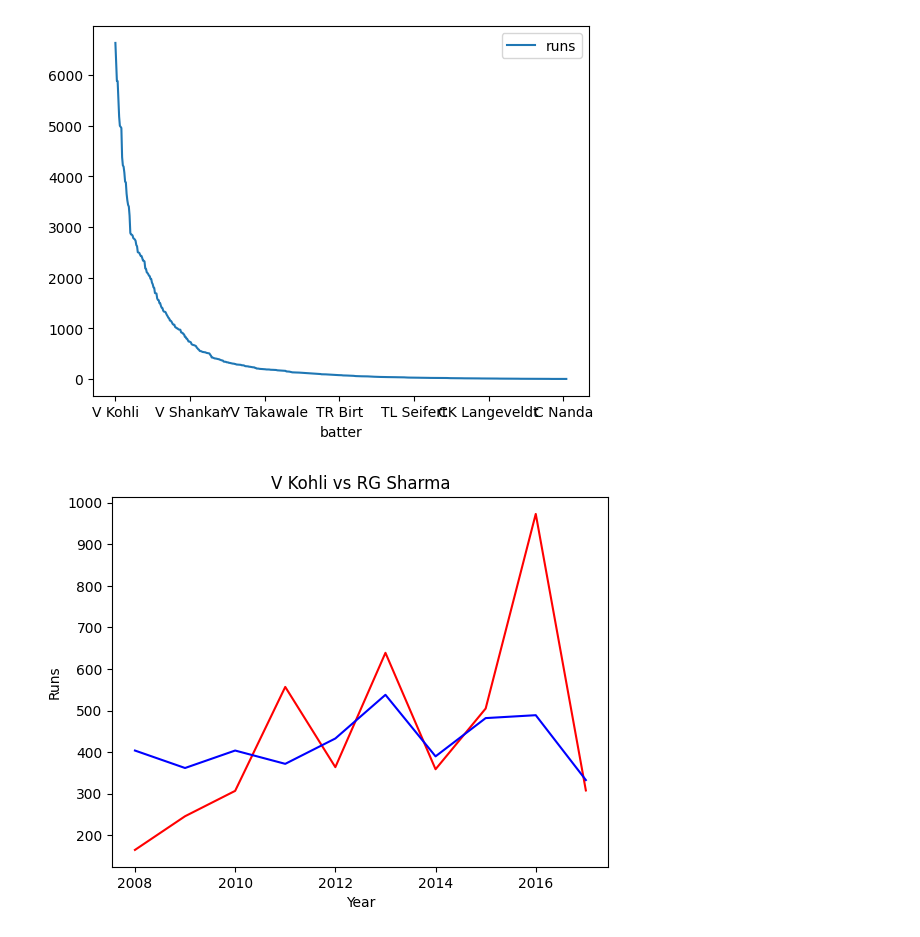
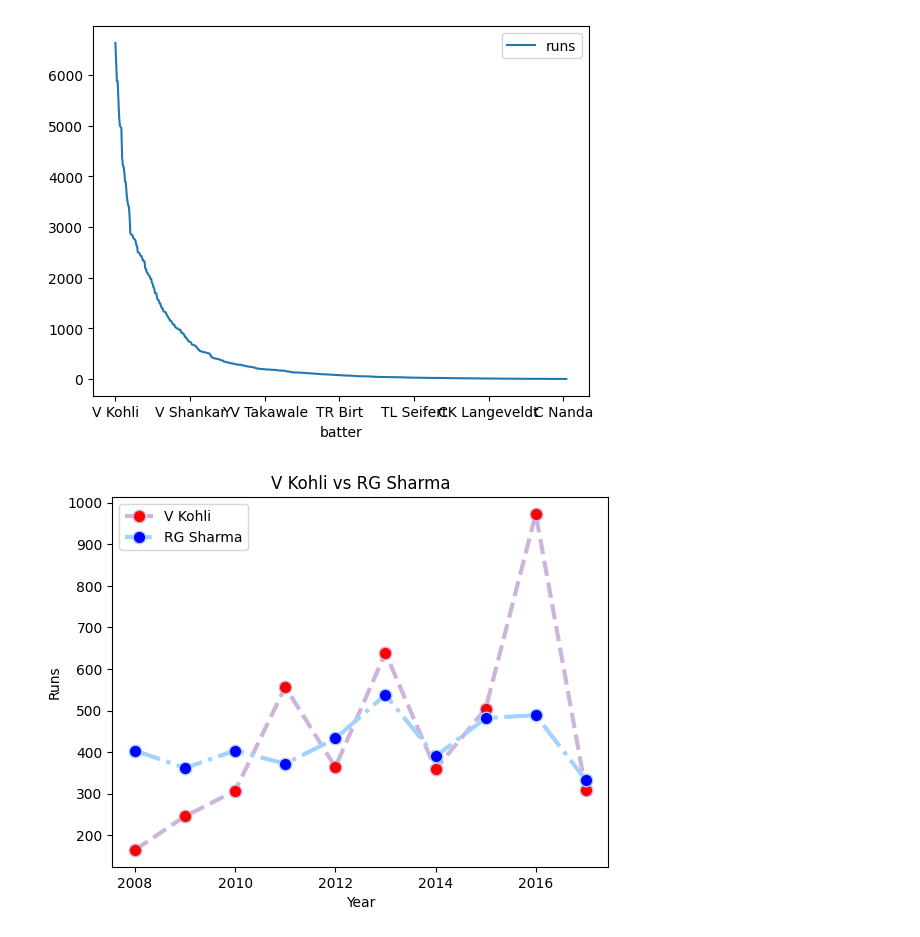
Before and after one commit to mohd-ajlal/PYTHON-For-Data_Analysis, a Jupyter notebook: class7.ipynb, the cells around one changed output. Drawn from its saved outputs; the diff is of its cells as text; code cells hidden in the pictures.

```diff
--- a/class7.ipynb
+++ b/class7.ipynb
@@ -104,11 +104,12 @@ batter_csv.plot('batter', 'runs')
 [figure]
 # %%
 data = pd.read_csv('./sharma-kohli.csv')
-pl.plot(data['index'], data['V Kohli'], label='V Kohli', color='red')
-pl.plot(data['index'], data['RG Sharma'], label='RG Sharma', color='blue')
+pl.plot(data['index'], data['V Kohli'], label='V Kohli', color='#cdb4db', linestyle='dashed', linewidth=3, marker='o', markerfacecolor='red', markersize=9)
+pl.plot(data['index'], data['RG Sharma'], label='RG Sharma', color='#A2D2FF', linestyle='dashdot', linewidth=3, marker='o', markerfacecolor='blue', markersize=9)
+pl.legend()
 pl.xlabel('Year')
 pl.ylabel('Runs')
 pl.title('V Kohli vs RG Sharma')
 pl.show()
 # %% [output]
-[figure, old version]
+[figure, new version]
```
Also changed, not shown: parts of 7 cells of this notebook.
